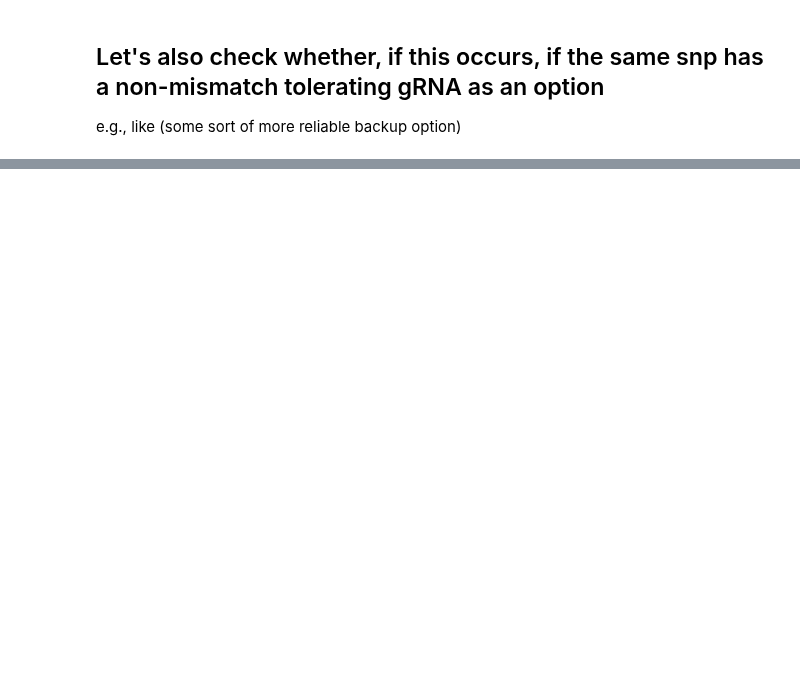
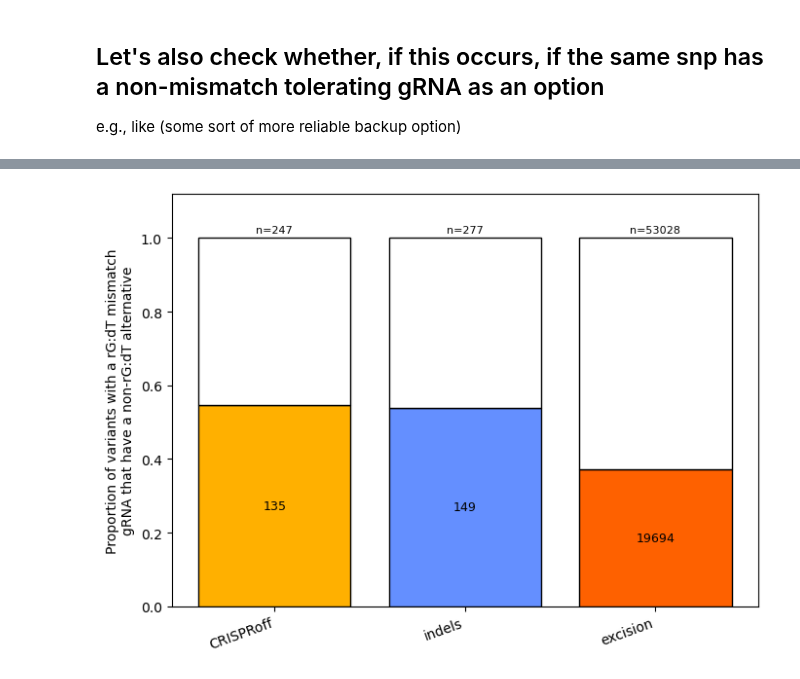
Before and after one commit to gramey02/dnd_project, a Jupyter notebook: revisions/scripts/gRNA_mismatch analysis.ipynb, the cells around one changed output, grey strips where cells are left out. Cells and saved outputs as stored; diff of their text form; code cells hidden in the pictures; blank space fills up the shorter version.

```diff
--- a/revisions/scripts/gRNA_mismatch analysis.ipynb
+++ b/revisions/scripts/gRNA_mismatch analysis.ipynb
@@ -138,0 +246,11 @@ np.float64(0.11017853122030163)
+# %%
+for name, arr in zip(strat_names, all_strat_props):
+    a = np.asarray(arr)
+    q1, q3 = np.percentile(a, [25, 75])
+    iqr = q3 - q1
+    lo, hi = q1 - 1.5 * iqr, q3 + 1.5 * iqr
+    w_lo = a[a >= lo].min()
+    w_hi = a[a <= hi].max()
+    print(f'{name:12s} Q1={q1:.3f} Q3={q3:.3f} IQR={iqr:.3f} '
+          f'fences=[{lo:.3f}, {hi:.3f}] whiskers=[{w_lo:.3f}, {w_hi:.3f}] '
+          f'range=[{a.min():.3f}, {a.max():.3f}] n_outliers={(a > hi).sum() + (a < lo).sum()}')
@@ -243,6 +264,0 @@ snp_results
-# %%
-# then let's get a readout of on average across genes, for each snp that has a gRNA that tolerates a mismatch,
-# does it have another grna that does not?:
-per_strat_snp_prop = {}
-for strat, strat_result in snp_results.items():
-    per_strat_snp_prop[strat] = np.nanmean(list(strat_result.values()))
@@ -263,0 +480,38 @@ np.float64(0.9545560180760712)
+# %%
+# plot total mismatch snps and total_snps_with_alternative
+COLORS = {
+    'indels':     '#648FFF',   # exon disruption
+    'CRISPRoff':  '#FFB000',   # epigenetic silencing
+    'excision':   '#FE6100',   # excision
+}
+
+d = summary[summary['alternatives_possible']].copy()          # drops base_edits
+d['prop'] = d['total_snps_with_alternative'] / d['total_mismatch_snps']
+d = d.sort_values('prop', ascending=False).reset_index(drop=True)
+
+x = np.arange(len(d))
+fig, ax = plt.subplots(figsize=(7, 5))
+
+ax.bar(x, d['prop'],
+       color=[COLORS.get(s, 'grey') for s in d['strategy']],
+       edgecolor='black', linewidth=1)
+ax.bar(x, 1 - d['prop'], bottom=d['prop'],
+       color='white', edgecolor='black', linewidth=1)
+
+for i, row in d.iterrows():
+    ax.text(i, row['prop'] / 2,
+            f"{row['total_snps_with_alternative']}",
+            ha='center', va='center', fontsize=9)
+    ax.text(i, 1.01,
+            f"n={row['total_mismatch_snps']}",
+            ha='center', va='bottom', fontsize=8)
+
+ax.set_xticks(x)
+ax.set_xticklabels(d['strategy'], rotation=20, ha='right')
+ax.set_ylim(0, 1.12)
+ax.set_ylabel('Proportion of variants with a rG:dT mismatch\ngRNA that have a non-rG:dT alternative')
+plt.tight_layout()
+plt.savefig("/wynton/home/capra/gramey02/dnd_project/data/figs/rG_dT_mismatch_alternatives.svg", dpi=300, bbox_inches='tight')
+plt.show()
+# %% [output]
+[figure, added]
```
Also changed, not shown: parts of 23 cells of this notebook.
